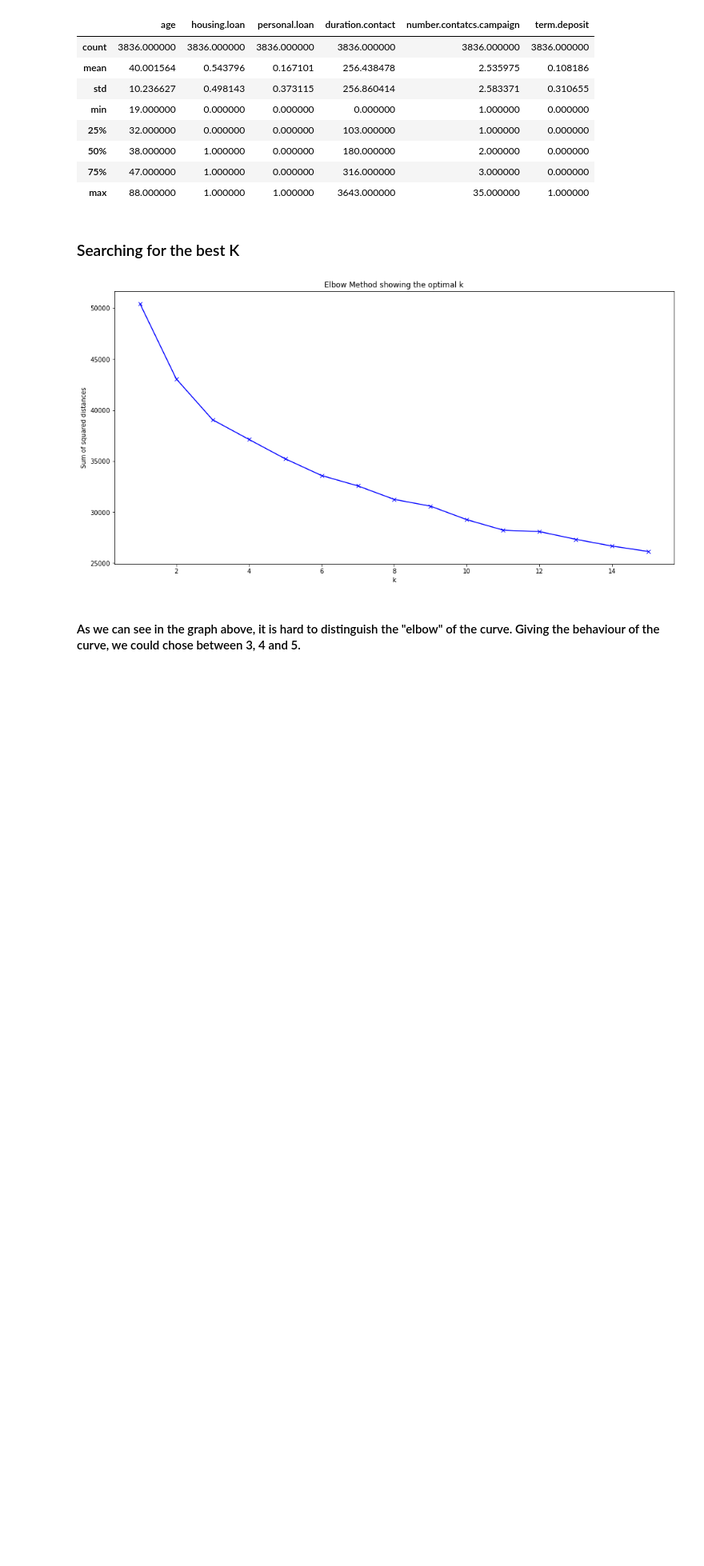
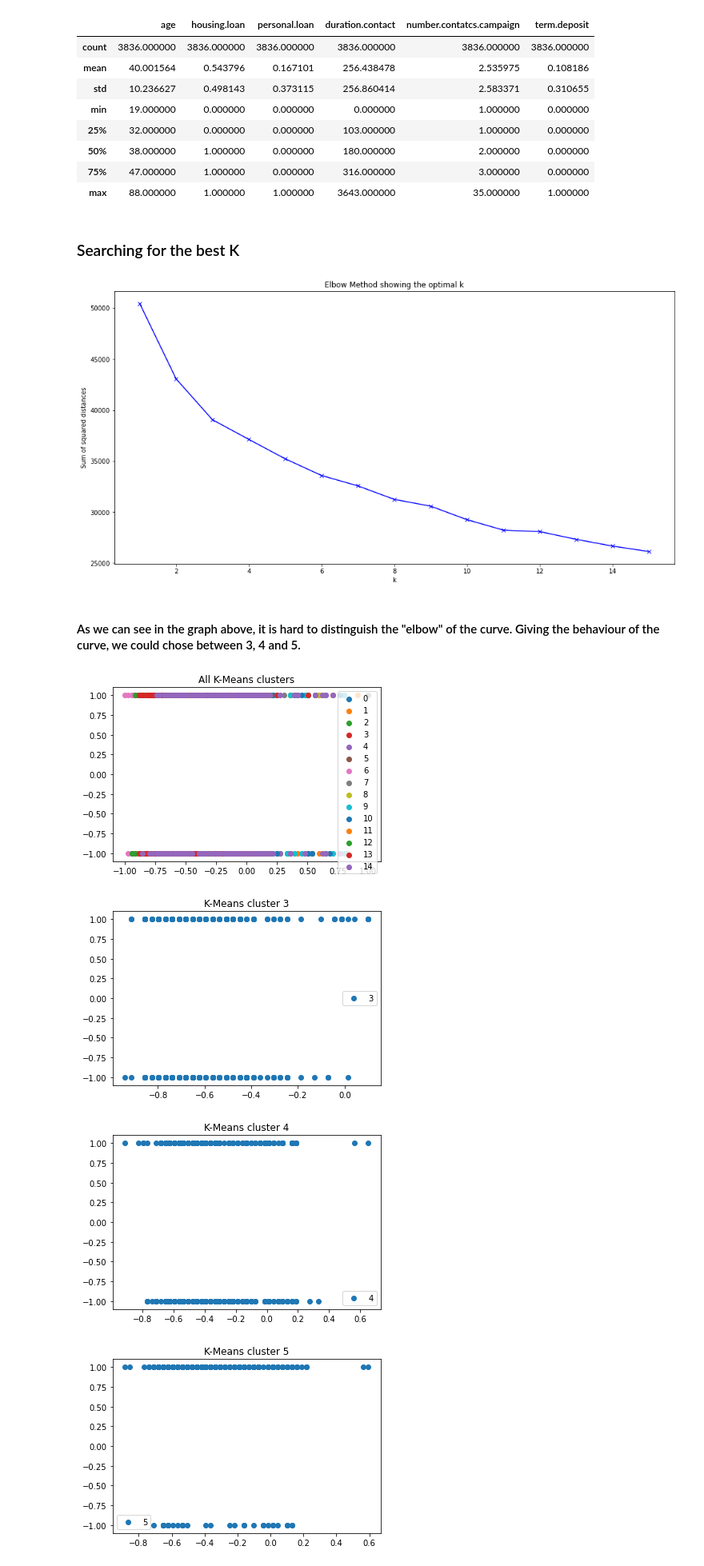
Before and after one commit to julianealves/ML-class, a Jupyter notebook: T2/KMeans.ipynb, the cells around one changed output. Shown at 80% size. Drawn from its saved outputs; the diff is of its cells as text; code cells hidden in the pictures; blank space fills up the shorter version.

Commit message:
Add charts for clusters data

```diff
--- a/T2/KMeans.ipynb
+++ b/T2/KMeans.ipynb
@@ -62,10 +63,11 @@ data = scaler.transform(df.values)
 # Clusters size. From 1 to 20
 k_clusters = [i for i in range(1,16)]
 results = []
+labels = []
 
 for k in k_clusters:
     k_means = KMeans(n_clusters=k, random_state=0)
-    k_means.fit(data)
+    labels = k_means.fit(data)
     results.append(k_means.inertia_)
 
 plt.figure(figsize=(16,8))
@@ -78,3 +80,23 @@ plt.show()
 [figure]
 # %% [markdown]
 #### As we can see in the graph above, it is hard to distinguish the "elbow" of the curve. Giving the behaviour of the curve, we could chose between 3, 4 and 5.
+# %%
+# Plot all K-Means clusters
+u_labels = np.unique(label)
+for i in u_labels:
+    plt.scatter(data[label == i , 0] , data[label == i , 1] , label = i)
+plt.legend()
+plt.title("All K-Means clusters")
+plt.show()
+
+# Plot only K-Means Clusters 3, 4 and 5, individually
+for i in range(3, 6):
+    plt.scatter(data[label == i , 0] , data[label == i , 1] , label = i)
+    plt.legend()
+    plt.title("K-Means cluster %d" % (i))
+    plt.show()
+# %% [output]
+[figure, added]
+[figure, added]
+[figure, added]
+[figure, added]
```
Also changed, not shown: parts of 1 cell of this notebook.
